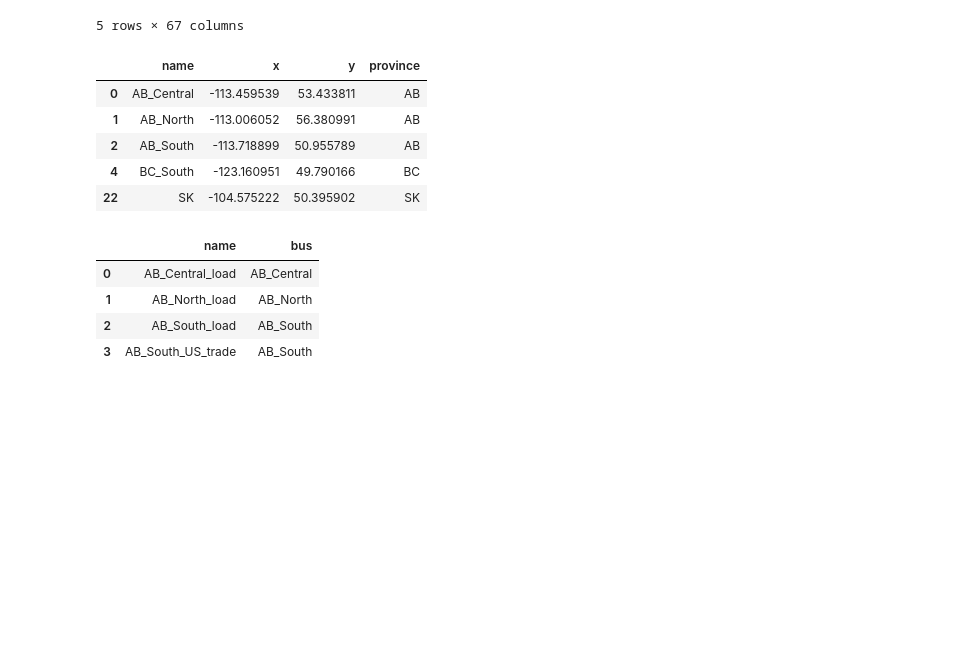
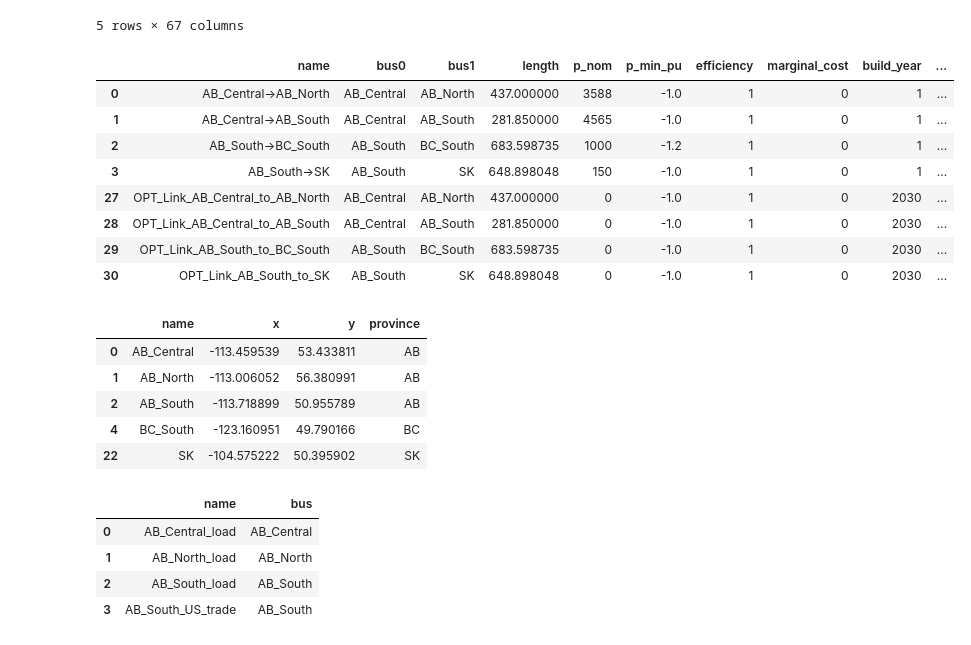
Before and after one commit to NRCan/pypsa-canada-national, a Jupyter notebook: 5 - Filter Model.ipynb, the cells around one changed output. Drawn from its saved outputs; the diff is of its cells as text; code cells hidden in the pictures; blank space fills up the shorter version.

```diff
--- a/5 - Filter Model.ipynb
+++ b/5 - Filter Model.ipynb
@@ -59,8 +59,19 @@ gen_cf.head()
 # %%
 links = pd.read_csv(os.path.join(path, 'links.csv'))
 links = links[(links.bus0.isin(province_buses)) | (links.bus1.isin(province_buses))]
 external_connections = set(links[~links.bus0.isin(province_buses)].bus0) | set(links[~links.bus1.isin(province_buses)].bus1)
 links.to_csv(os.path.join(new_path, 'links.csv'), index=False)
+links
+# %% [output]
+|  | name | bus0 | bus1 | length | p_nom | p_min_pu | efficiency | marginal_cost | build_year | ... |
+| 0 | AB_Central->AB_North | AB_Central | AB_North | 437.000000 | 3588 | -1.0 | 1 | 0 | 1 | ... |
+| 1 | AB_Central->AB_South | AB_Central | AB_South | 281.850000 | 4565 | -1.0 | 1 | 0 | 1 | ... |
+| 2 | AB_South->BC_South | AB_South | BC_South | 683.598735 | 1000 | -1.2 | 1 | 0 | 1 | ... |
+| 3 | AB_South->SK | AB_South | SK | 648.898048 | 150 | -1.0 | 1 | 0 | 1 | ... |
+| 27 | OPT_Link_AB_Central_to_AB_North | AB_Central | AB_North | 437.000000 | 0 | -1.0 | 1 | 0 | 2030 | ... |
+| 28 | OPT_Link_AB_Central_to_AB_South | AB_Central | AB_South | 281.850000 | 0 | -1.0 | 1 | 0 | 2030 | ... |
+| 29 | OPT_Link_AB_South_to_BC_South | AB_South | BC_South | 683.598735 | 0 | -1.0 | 1 | 0 | 2030 | ... |
+| 30 | OPT_Link_AB_South_to_SK | AB_South | SK | 648.898048 | 0 | -1.0 | 1 | 0 | 2030 | ... |
 # %%
 buses = pd.read_csv(os.path.join(path, 'buses.csv'))
 buses = buses[(buses.name.isin(province_buses)) | (buses.name.isin(external_connections))]
```
Also changed, not shown: parts of 4 cells of this notebook, 1 other file.
